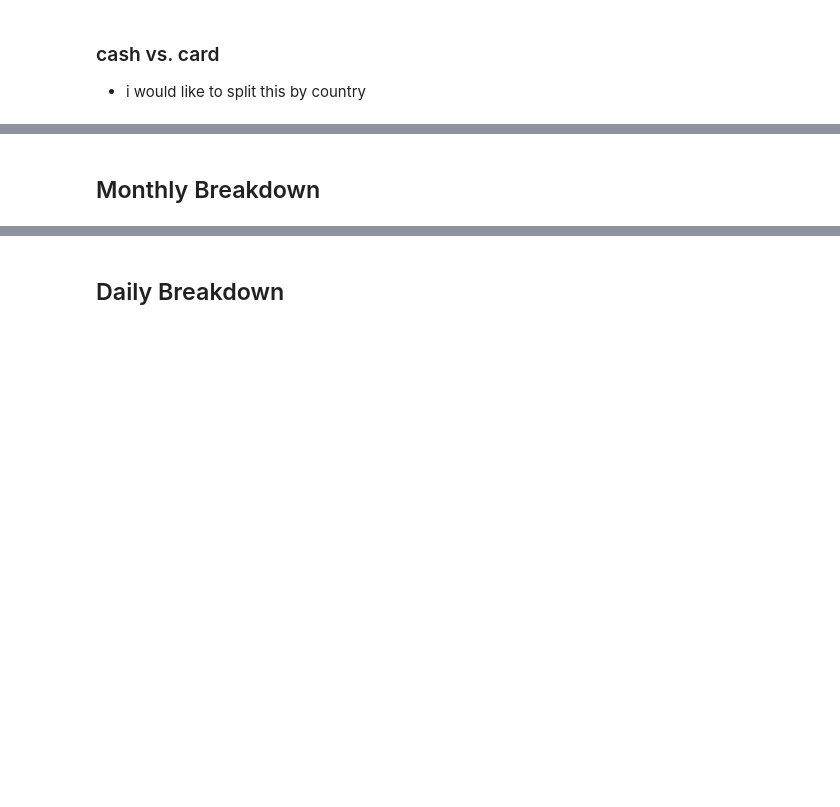
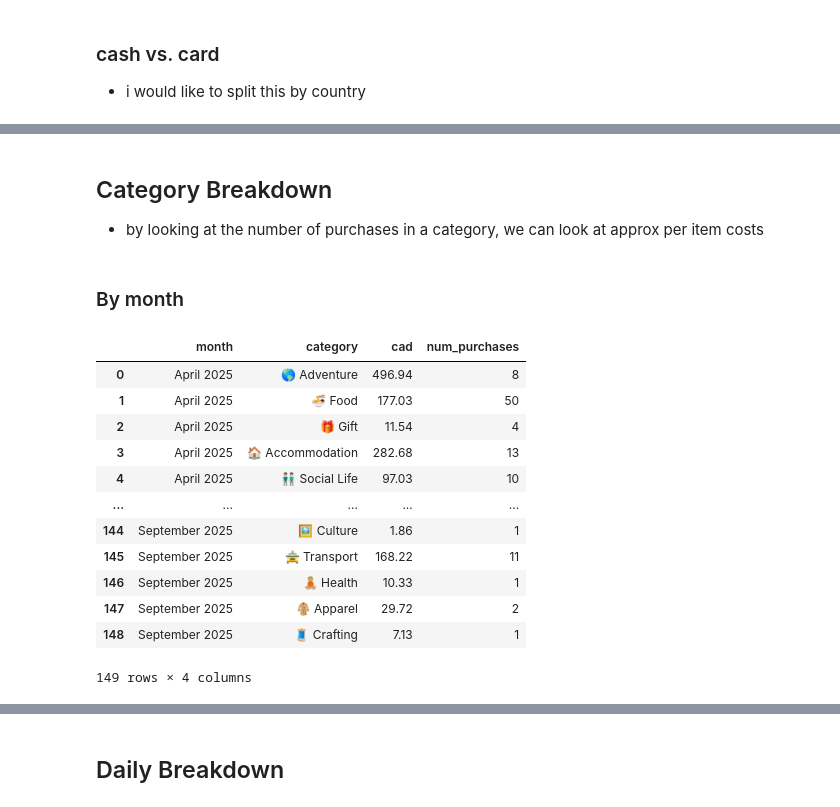
Before and after one commit to SunnyWillert18/floating-in-space, a Jupyter notebook: nbs/money.ipynb, the cells around one changed output, grey strips where cells are left out. Drawn from its saved outputs; the diff is of its cells as text; code cells hidden in the pictures; blank space fills up the shorter version.

```diff
--- a/nbs/money.ipynb
+++ b/nbs/money.ipynb
@@ -179,2 +217,25 @@ fig.show()
 # %% [markdown]
-## Monthly Breakdown
+## Category Breakdown
+- by looking at the number of purchases in a category, we can look at approx per item costs
+# %% [markdown]
+### By month
+# %%
+month_cat = df[df.income_expense != 'Income'].groupby(['month','category']).agg({
+    'cad':'sum',
+    'currency':'count'
+}).reset_index().rename(columns={'currency':'num_purchases'})
+month_cat
+# %% [output]
+|  | month | category | cad | num_purchases |
+| 0 | April 2025 | 🌎 Adventure | 496.94 | 8 |
+| 1 | April 2025 | 🍜 Food | 177.03 | 50 |
+| 2 | April 2025 | 🎁 Gift | 11.54 | 4 |
+| 3 | April 2025 | 🏠 Accommodation | 282.68 | 13 |
+| 4 | April 2025 | 👬🏻 Social Life | 97.03 | 10 |
+| ... | ... | ... | ... | ... |
+| 144 | September 2025 | 🖼 Culture | 1.86 | 1 |
+| 145 | September 2025 | 🚖 Transport | 168.22 | 11 |
+| 146 | September 2025 | 🧘🏼 Health | 10.33 | 1 |
+| 147 | September 2025 | 🧥 Apparel | 29.72 | 2 |
+| 148 | September 2025 | 🧵 Crafting | 7.13 | 1 |
+149 rows × 4 columns
```
Also changed, not shown: parts of 10 cells of this notebook.
